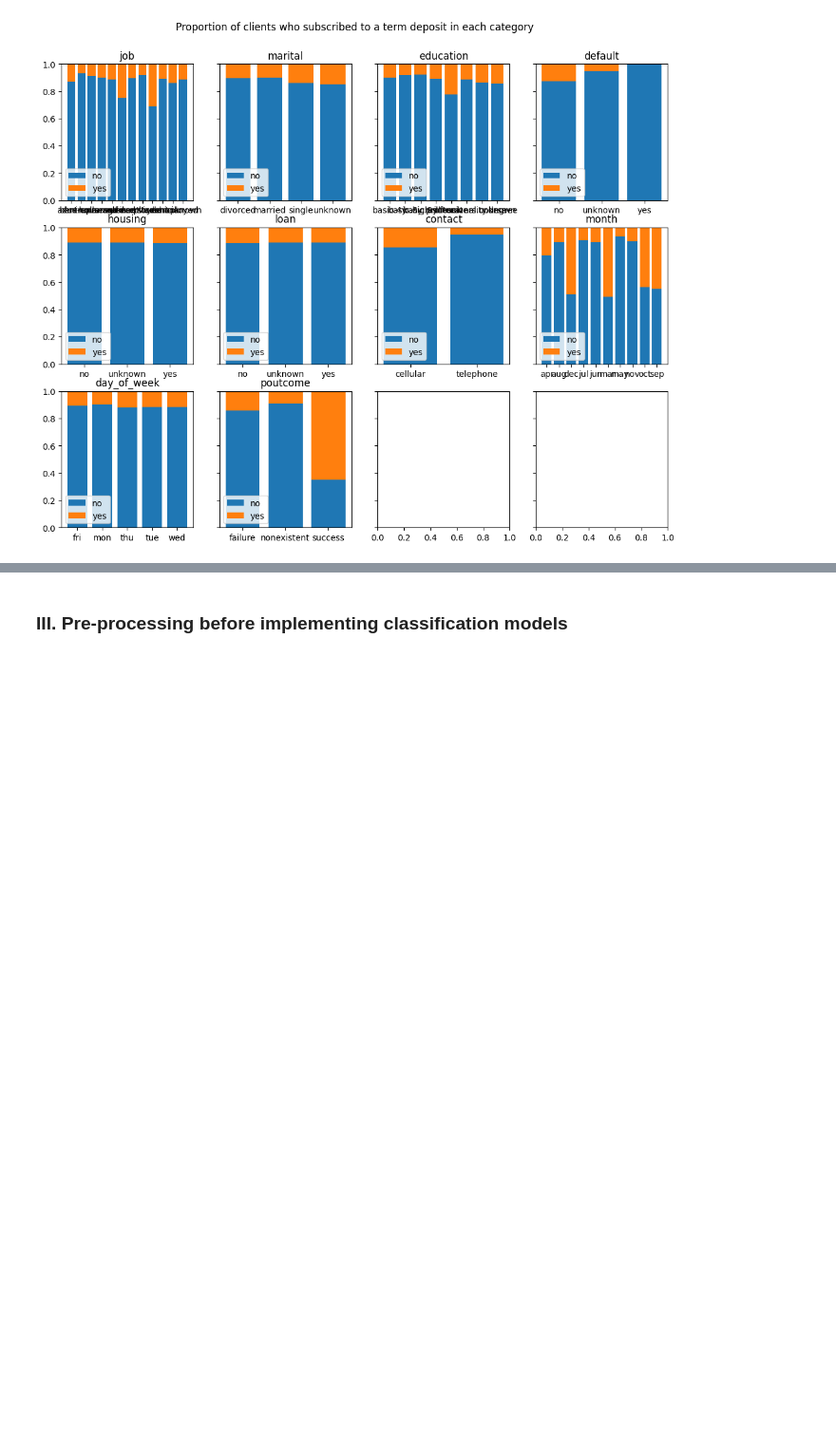
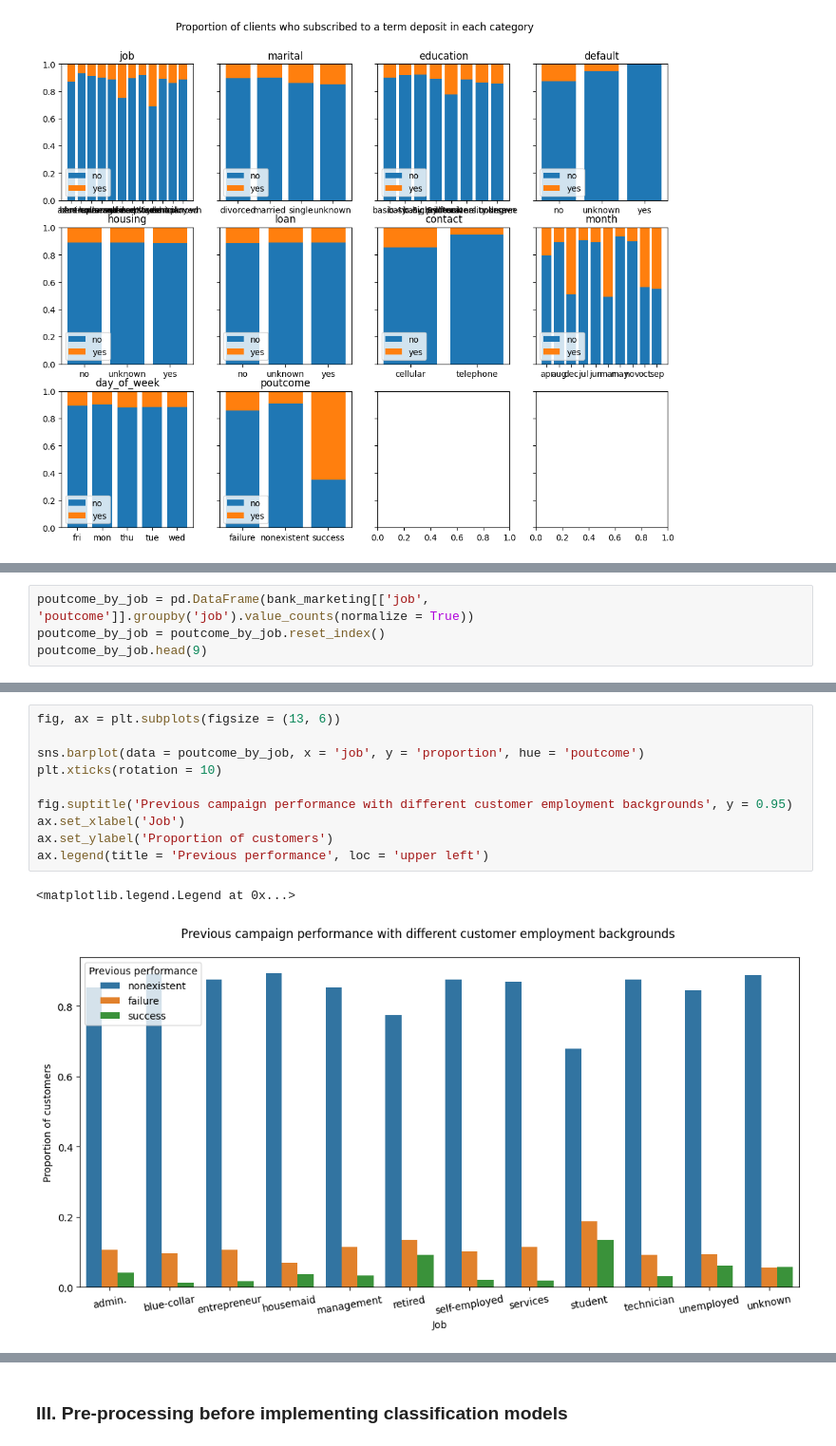
Before and after one commit to thaianle/bank-marketing, a Jupyter notebook: bank-marketing.ipynb, the cells around one changed output, grey strips where cells are left out. Shown at 95% size. Drawn from its saved outputs; the diff is of its cells as text; blank space fills up the shorter version.

Commit message:
Add several quick EDA graphs

```diff
--- a/bank-marketing.ipynb
+++ b/bank-marketing.ipynb
@@ -507,0 +510,4 @@ Text(0.5, 0.95, 'Proportion of clients who subscribed to a term deposit in each
+# %%
+poutcome_by_job = pd.DataFrame(bank_marketing[['job', 'poutcome']].groupby('job').value_counts(normalize = True))
+poutcome_by_job = poutcome_by_job.reset_index()
+poutcome_by_job.head(9)
@@ -507,0 +525,13 @@ Text(0.5, 0.95, 'Proportion of clients who subscribed to a term deposit in each
+# %%
+fig, ax = plt.subplots(figsize = (13, 6))
+
+sns.barplot(data = poutcome_by_job, x = 'job', y = 'proportion', hue = 'poutcome')
+plt.xticks(rotation = 10)
+
+fig.suptitle('Previous campaign performance with different customer employment backgrounds', y = 0.95)
+ax.set_xlabel('Job')
+ax.set_ylabel('Proportion of customers')
+ax.legend(title = 'Previous performance', loc = 'upper left')
+# %% [output]
+<matplotlib.legend.Legend at 0x...>
+[figure, added]
```
Also changed, not shown: parts of 23 cells of this notebook, 3 other files.
